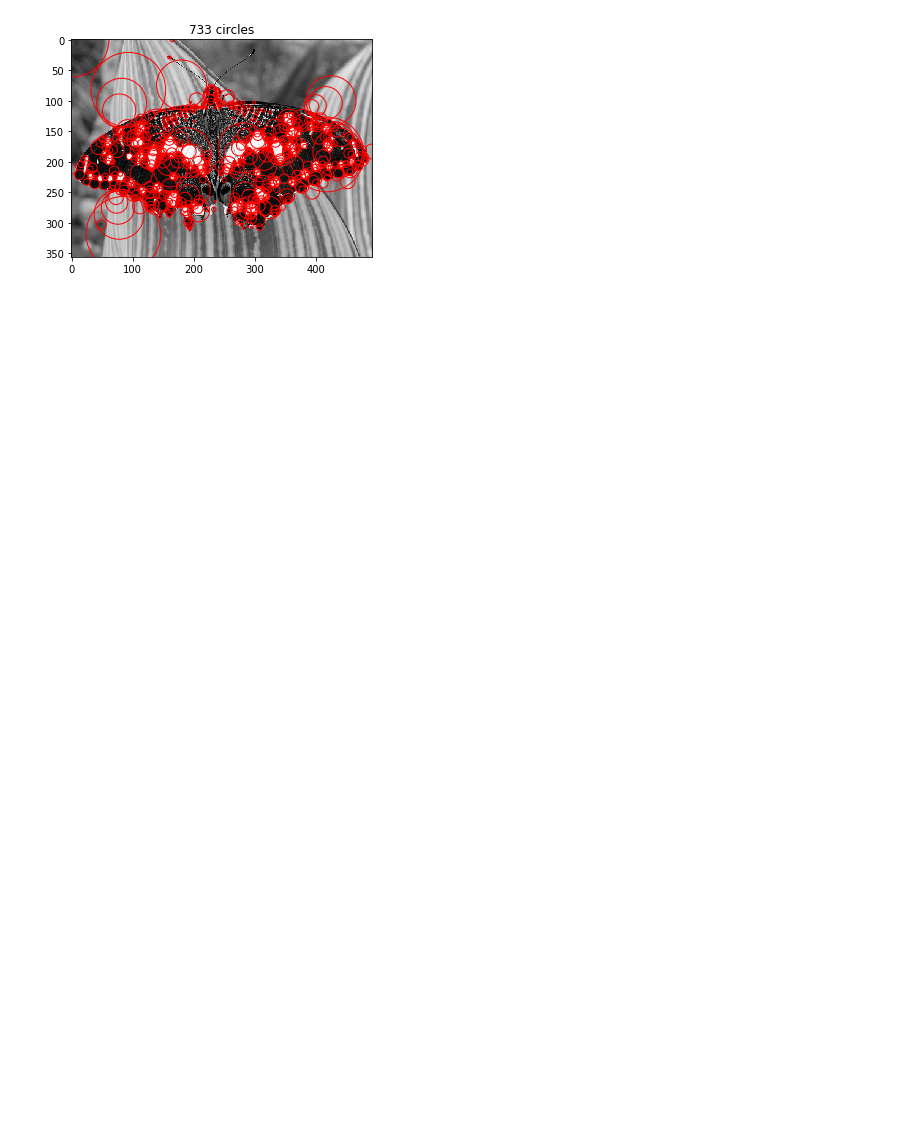
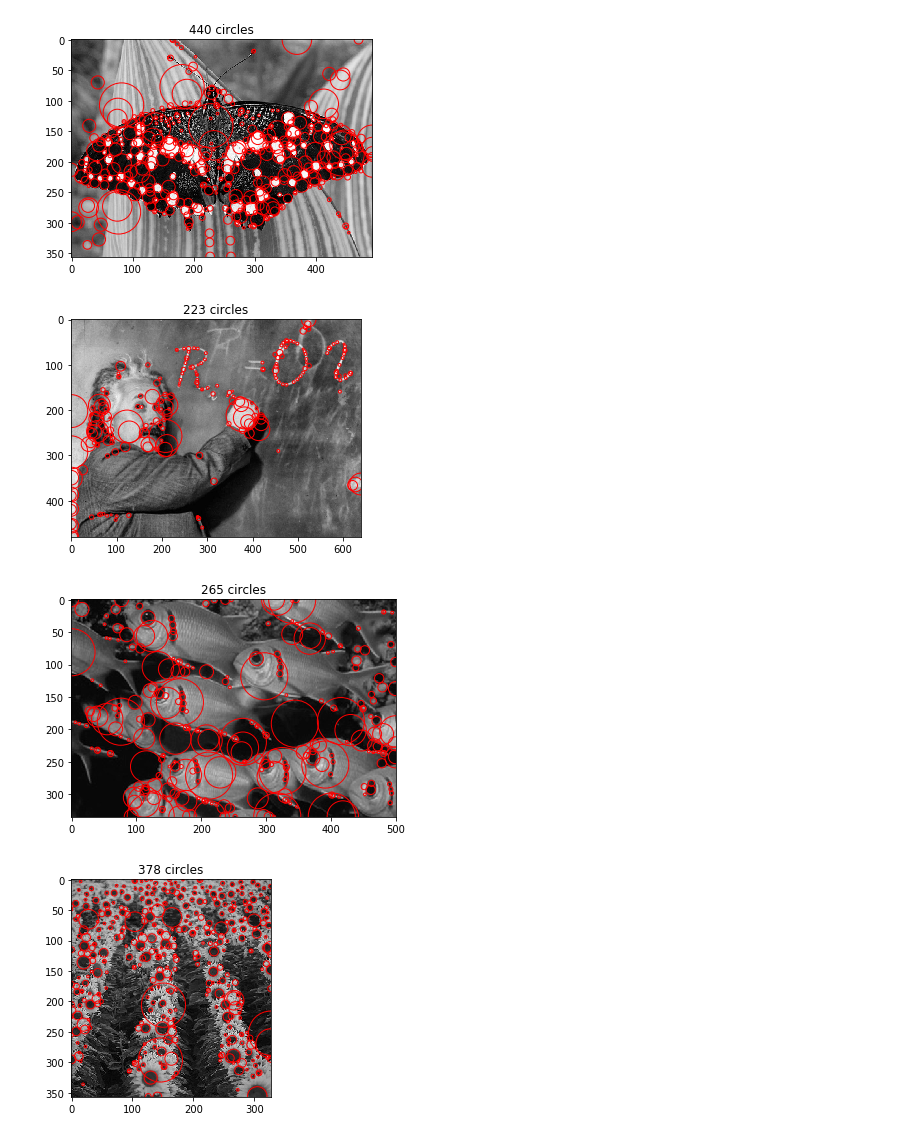
Before and after one commit to mcguiremichael/Vision, a Jupyter notebook: mlm3_mp2_part2_code.ipynb, the cells around one changed output. Saved outputs shown, nothing was run; the diff lists cells and outputs as text; code cells hidden in the pictures; blank space fills up the shorter version.

```diff
--- a/mlm3_mp2_part2_code.ipynb
+++ b/mlm3_mp2_part2_code.ipynb
@@ -30,11 +31,21 @@ def standard_blob_detector(image, stds, threshold):
         max_vals[:,:,i][max_indices] = level[max_indices]
 
     max_vals_final = np.zeros(max_vals.shape)
+    count = 3
+    for i in range(count, len(stds)-count):
+        level = max_vals[:,:,i-count:i+count]
+        max_filter = scipy.ndimage.filters.rank_filter(level, -1, size=(round(stds[i]*3), round(stds[i]*3), 2*count+1))
+        max_indices = (level == max_filter).nonzero()
+        max_vals_final[:,:,i-count:i+count][max_indices] = level[max_indices]
+
+    """
     max_filter = scipy.ndimage.filters.rank_filter(max_vals, -1, size=(3,3,len(stds)))
     max_indices = (max_vals == max_filter).nonzero()
     max_vals_final[max_indices] = max_vals[max_indices]
+    """
 
     max_vals = max_vals_final
+
 
     max_vals_condensed = np.max(max_vals, 2)
     max_indices_condensed = np.argmax(max_vals, 2)
@@ -63,20 +74,34 @@ def show_all_circles(image, cx, cy, rad, color='r'):
     plt.title('%i circles' % len(cx))
     plt.show()
 # %%
-image_names = ['assignment2_images/butterfly.jpg']
-stds = [0.5 * (1.5 ** i) for i in range(12)]
+image_names = ['assignment2_images/butterfly.jpg', 'assignment2_images/einstein.jpg', 'assignment2_images/fishes.jpg', 'assignment2_images/sunflowers.jpg']
+stds = [1.0 * (1.5 ** i) for i in range(10)]
 rads = [stds[i] * (2 ** 0.5) for i in range(len(stds))]
-threshold = 0.03
+
+thresholds = [0.02, 0.025, 0.015, 0.025]
 
 
 
 for i in range(len(image_names)):
     im = load_image(image_names[i])
-    max_indices_condensed = standard_blob_detector(im, stds, threshold)
-    indices = max_indices_condensed.nonzero()
+    max_indices_condensed = standard_blob_detector(im, stds, thresholds[i])
+    (y,x) = indices = max_indices_condensed.nonzero()
     depths = max_indices_condensed[indices]
+    my_stds = np.array([stds[depths[i]] for i in range(len(depths))])
+    blob_arr = np.stack([y,x,my_stds]).T
+
+    """
+    new_blob_arr = skimage.feature.blob._prune_blobs(blob_arr, 0.8)
+
+    (y, x, my_stds) = new_blob_arr.T
+
+    my_rads = [my_stds[i] * (2 ** 0.5) for i in range(len(my_stds))]
+    """
+
     my_rads = [rads[depths[i]] for i in range(len(depths))]
-
-    show_all_circles(im, indices[1],indices[0], my_rads)
+    show_all_circles(im, x, y, my_rads)
 # %% [output]
-[figure, old version]
+[figure, new version]
+[figure, added]
+[figure, added]
+[figure, added]
```
Also changed, not shown: parts of 1 cell of this notebook, 8 other files.
